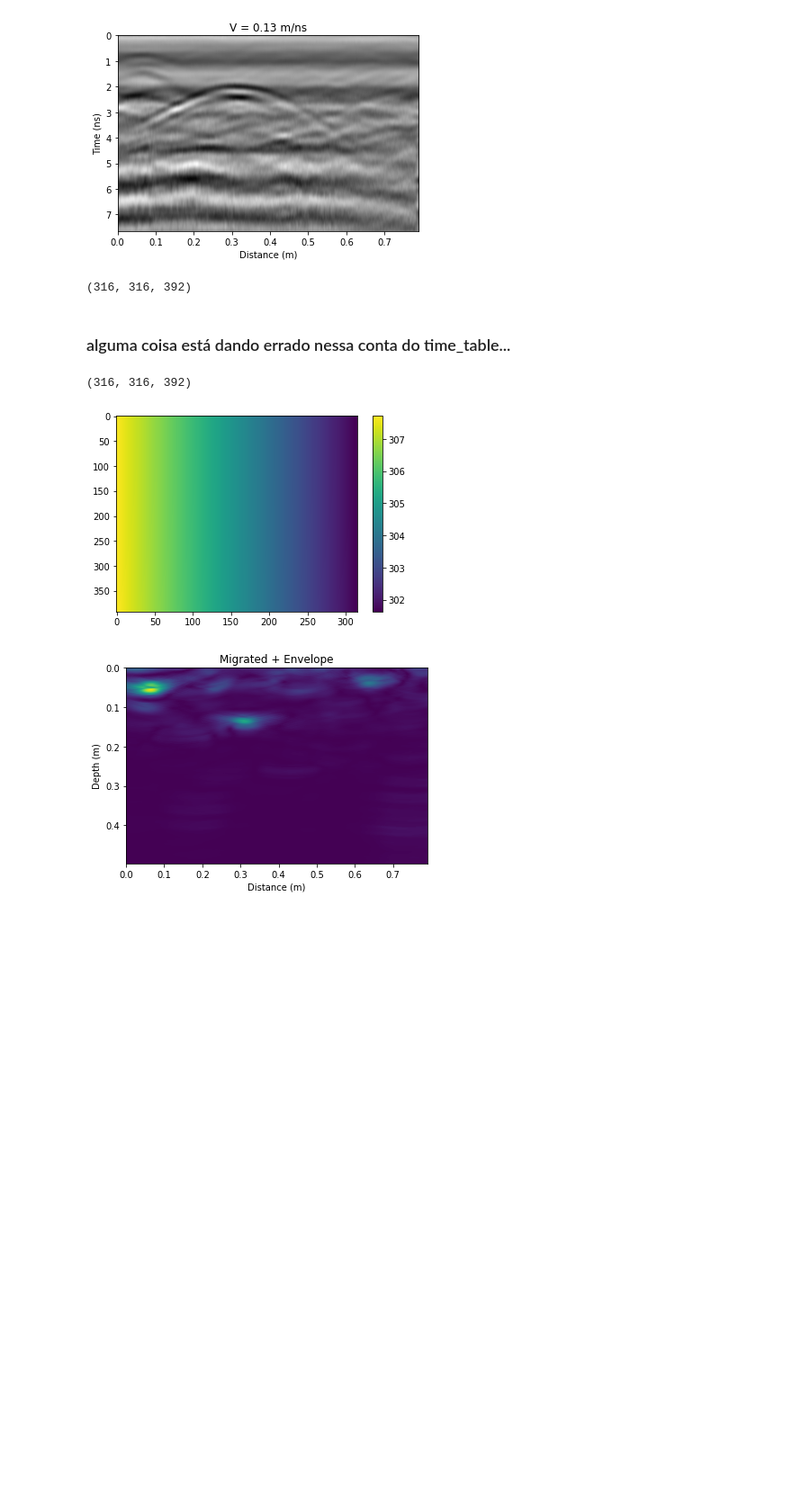
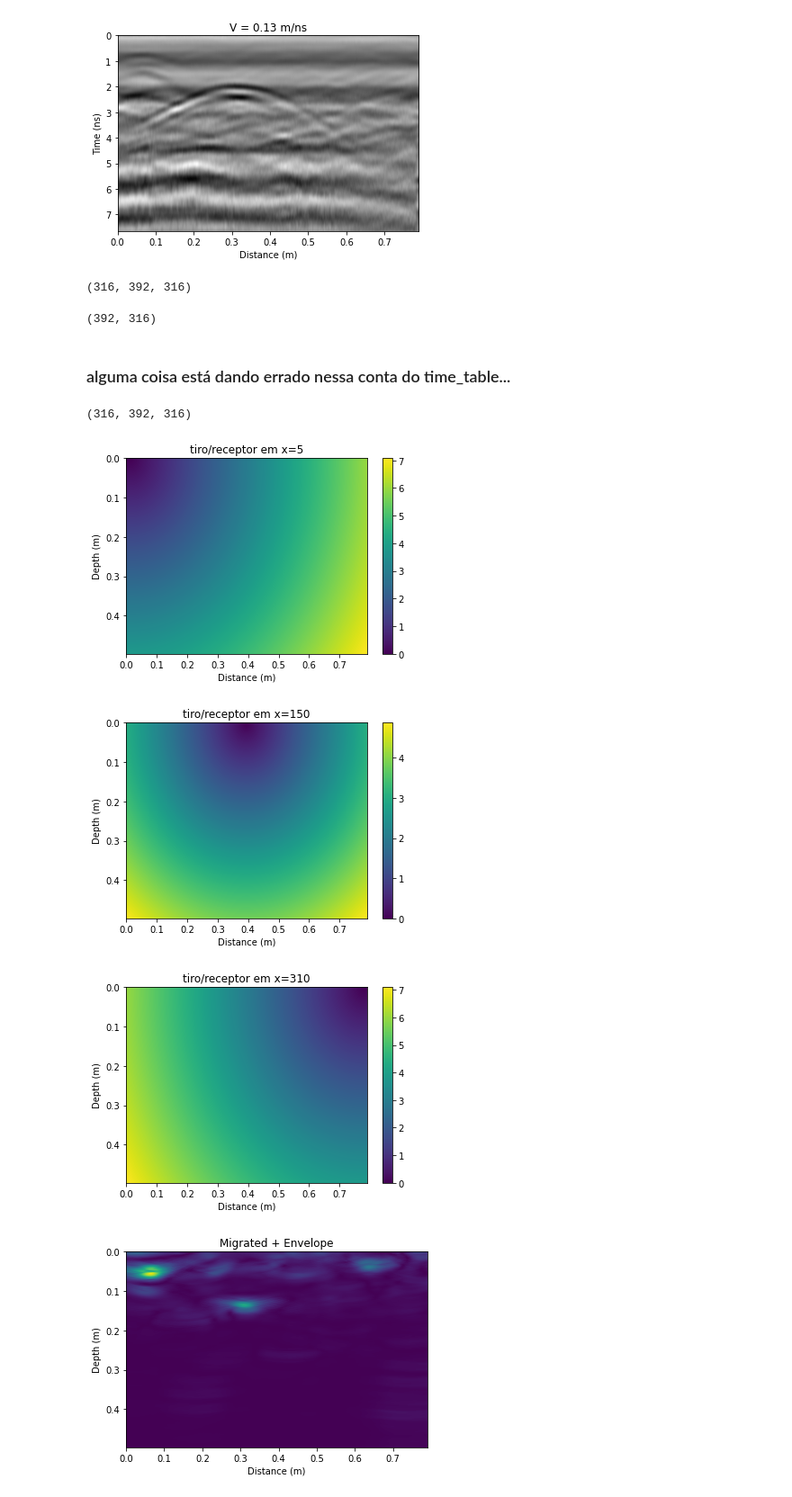
Before and after one commit to GuilhermeZakarewicz/DiffraPy, a Jupyter notebook: Testes_GPR.ipynb, the cells around one changed output. Shown at 90% size. Cells and saved outputs as stored; diff of their text form; code cells hidden in the pictures; blank space fills up the shorter version.

Commit message:
correted time table calculation for gpr data

```diff
--- a/Testes_GPR.ipynb
+++ b/Testes_GPR.ipynb
@@ -67,35 +63,60 @@ z_total = (c*t_total)/2 # m
 dz = z_total/nz
 #dz = 0.0012675  # m
 
-teste_time_table = np.zeros([ntrace,nx,nz])
+teste_time_table = np.zeros([ntrace,nz,nx])
 # %%
 print(np.shape(teste_time_table))
 # %% [output]
-(316, 316, 392)
+(316, 392, 316)
+# %%
+print(np.shape(cdp1))
+#392 linhas nz, 316 colunas ntrace
+#plt.imshow(cdp1)
+# %% [output]
+(392, 316)
 # %% [markdown]
 ### alguma coisa está dando errado nessa conta do time_table...
 # %%
-dxtrace = 20
+dxtrace = dx
 
-#for ixtrace in tqdm(range(0,ntrace)): #posicao do GPR
-for ixtrace in tqdm(range(0,5)):
-    for ixs in range(0,ns): # coord x no modelo, trocar ixs pq ñ é tiro
-        for izs in range(0,nz): #coord z no modelo (tempo)
+for ixtrace in tqdm(range(0,ntrace)): #posicao do GPR
+#for ixtrace in tqdm(range(0,5)):
+    for ixs in range(0,nx): # coord x no modelo, trocar ixs pq ñ é tiro
+        for izs in range(0,nz): #coord z no modelo
             r = np.sqrt((izs*dz)**2 + (ixtrace*dxtrace - ixs*dx)**2)
             if r!=0:
-                teste_time_table[ixtrace,ixs,izs]=r/c
+                teste_time_table[ixtrace,izs,ixs]=2*(r/c) #considerando o tempo de ida/volta
             elif r==0:
-                teste_time_table[ixtrace,ixs,izs]=1e-10
+                teste_time_table[ixtrace,izs,ixs]=1e-10
 
 print(np.shape(teste_time_table))
 # %% [output]
-(316, 316, 392)
+(316, 392, 316)
 # %%
-plt.imshow(teste_time_table[2,:,:].T,aspect="auto")
+plt.imshow(teste_time_table[5,:,:],aspect="auto",interpolation='bicubic',extent=[0*dx, ntrace*dx, nz*dz, 0*dz])
+plt.title("tiro/receptor em x=5")
+plt.xlabel("Distance (m)")
+plt.ylabel("Depth (m)")
 plt.colorbar()
 plt.show()
+
+plt.imshow(teste_time_table[int(ntrace/2-1),:,:],aspect="auto",interpolation='bicubic',extent=[0*dx, ntrace*dx, nz*dz, 0*dz])
+plt.title("tiro/receptor em x=150")
+plt.xlabel("Distance (m)")
+plt.ylabel("Depth (m)")
+plt.colorbar()
+plt.show()
+
+plt.imshow(teste_time_table[-5,:,:],aspect="auto",interpolation='bicubic',extent=[0*dx, ntrace*dx, nz*dz, 0*dz])
+plt.title("tiro/receptor em x=310")
+plt.xlabel("Distance (m)")
+plt.ylabel("Depth (m)")
+plt.colorbar()
+plt.show()
 # %% [output]
-[figure, old version]
+[figure, new version]
+[figure, added]
+[figure, added]
 # %%
 migdata_envelope = np.loadtxt("Data/GPR_files/FILE_172_migrated4.ASC")
 # %%
```
Also changed, not shown: parts of 3 cells of this notebook, 2 other files.
